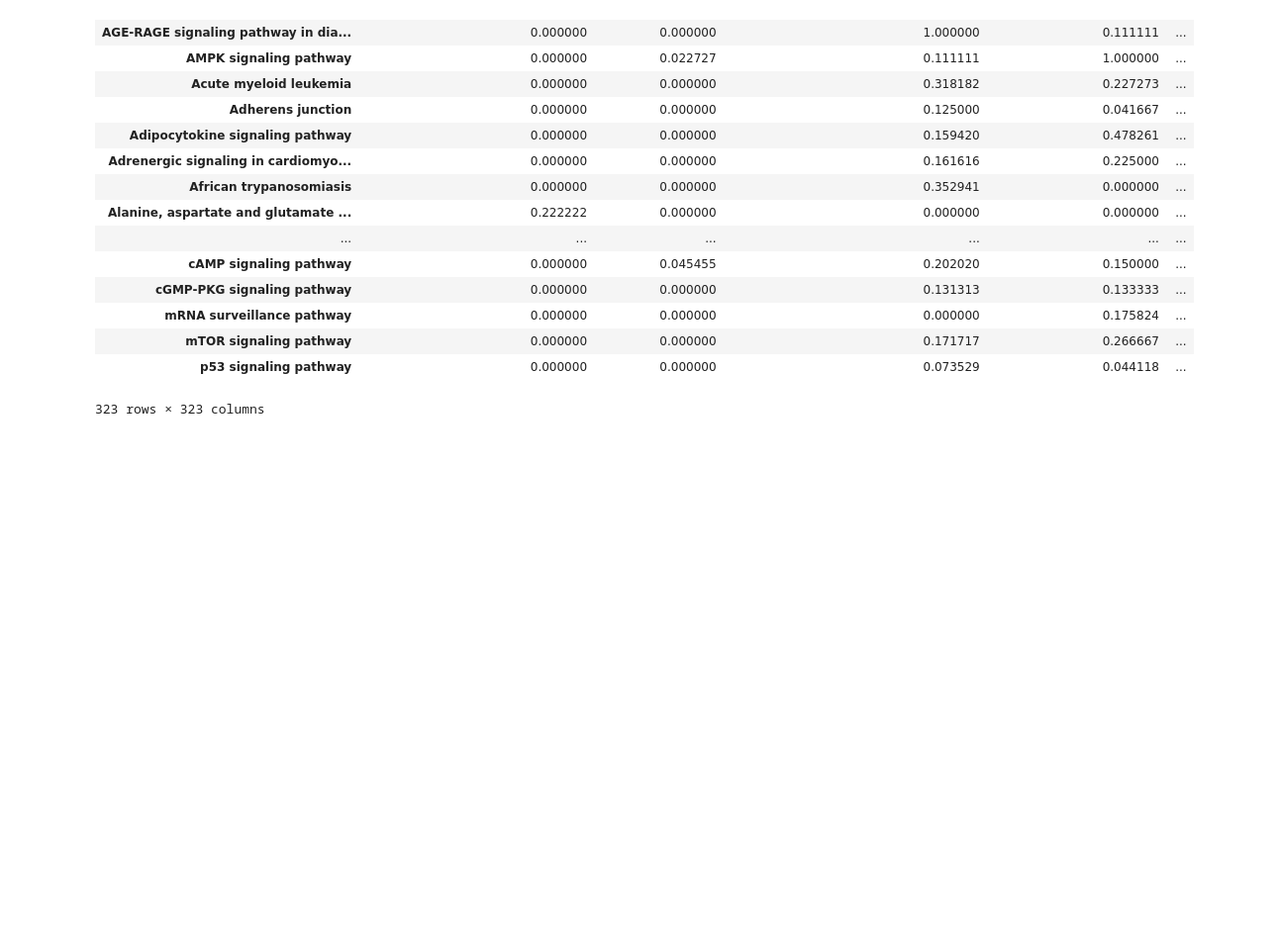
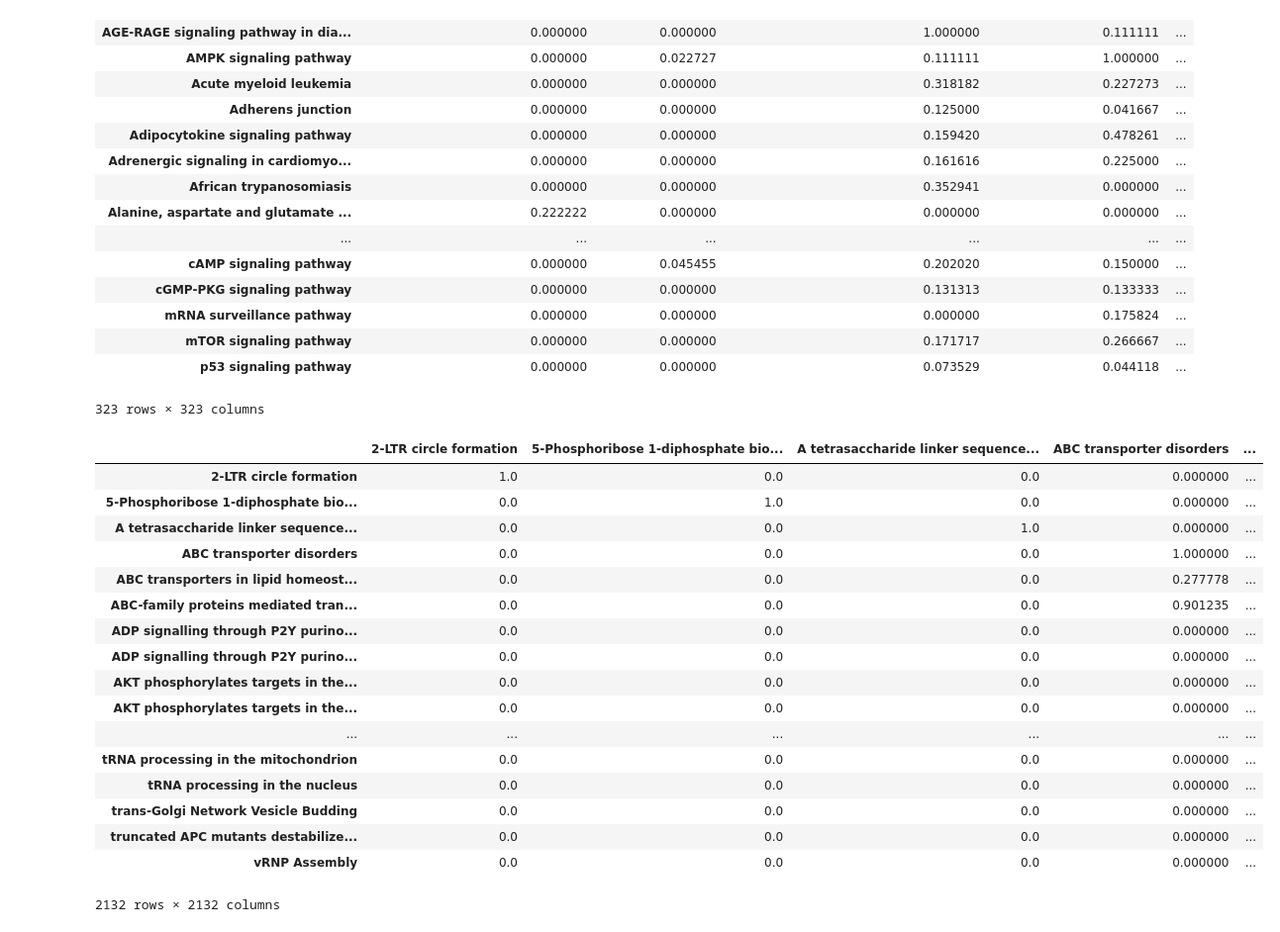
Before and after one commit to ComPath/ComPath, a Jupyter notebook: notebooks/Clustergrammer.ipynb, the cells around one changed output. Shown at 99% size. Drawn from its saved outputs; the diff is of its cells as text; code cells hidden in the pictures; blank space fills up the shorter version.

```diff
--- a/notebooks/Clustergrammer.ipynb
+++ b/notebooks/Clustergrammer.ipynb
@@ -109,7 +112,7 @@ Create similarity matrix
 # %%
 kegg_similarity_matirx = create_similarity_matrix(kegg_pathways)
-# reactome_similarity_matirx = create_similarity_matrix(reactome_pathways)
-# wikipathways_similarity_matirx = create_similarity_matrix(wikipathways_pathways)
+reactome_similarity_matirx = create_similarity_matrix(reactome_pathways) # Comment this line in case it takes too much time running
+wikipathways_similarity_matirx = create_similarity_matrix(wikipathways_pathways)
 # %%
 kegg_similarity_matirx
 # %% [output]
@@ -131,3 +134,24 @@ kegg_similarity_matirx
 | mTOR signaling pathway | 0.000000 | 0.000000 | 0.171717 | 0.266667 | ... |
 | p53 signaling pathway | 0.000000 | 0.000000 | 0.073529 | 0.044118 | ... |
 323 rows × 323 columns
+# %%
+reactome_similarity_matirx
+# %% [output]
+|  | 2-LTR circle formation | 5-Phosphoribose 1-diphosphate bio... | A tetrasaccharide linker sequence... | ABC transporter disorders | ... |
+| 2-LTR circle formation | 1.0 | 0.0 | 0.0 | 0.000000 | ... |
+| 5-Phosphoribose 1-diphosphate bio... | 0.0 | 1.0 | 0.0 | 0.000000 | ... |
+| A tetrasaccharide linker sequence... | 0.0 | 0.0 | 1.0 | 0.000000 | ... |
+| ABC transporter disorders | 0.0 | 0.0 | 0.0 | 1.000000 | ... |
+| ABC transporters in lipid homeost... | 0.0 | 0.0 | 0.0 | 0.277778 | ... |
+| ABC-family proteins mediated tran... | 0.0 | 0.0 | 0.0 | 0.901235 | ... |
+| ADP signalling through P2Y purino... | 0.0 | 0.0 | 0.0 | 0.000000 | ... |
+| ADP signalling through P2Y purino... | 0.0 | 0.0 | 0.0 | 0.000000 | ... |
+| AKT phosphorylates targets in the... | 0.0 | 0.0 | 0.0 | 0.000000 | ... |
+| AKT phosphorylates targets in the... | 0.0 | 0.0 | 0.0 | 0.000000 | ... |
+| ... | ... | ... | ... | ... | ... |
+| tRNA processing in the mitochondrion | 0.0 | 0.0 | 0.0 | 0.000000 | ... |
+| tRNA processing in the nucleus | 0.0 | 0.0 | 0.0 | 0.000000 | ... |
+| trans-Golgi Network Vesicle Budding | 0.0 | 0.0 | 0.0 | 0.000000 | ... |
+| truncated APC mutants destabilize... | 0.0 | 0.0 | 0.0 | 0.000000 | ... |
+| vRNP Assembly | 0.0 | 0.0 | 0.0 | 0.000000 | ... |
+2132 rows × 2132 columns
```
Also changed, not shown: parts of 11 cells of this notebook, 3 other files.
